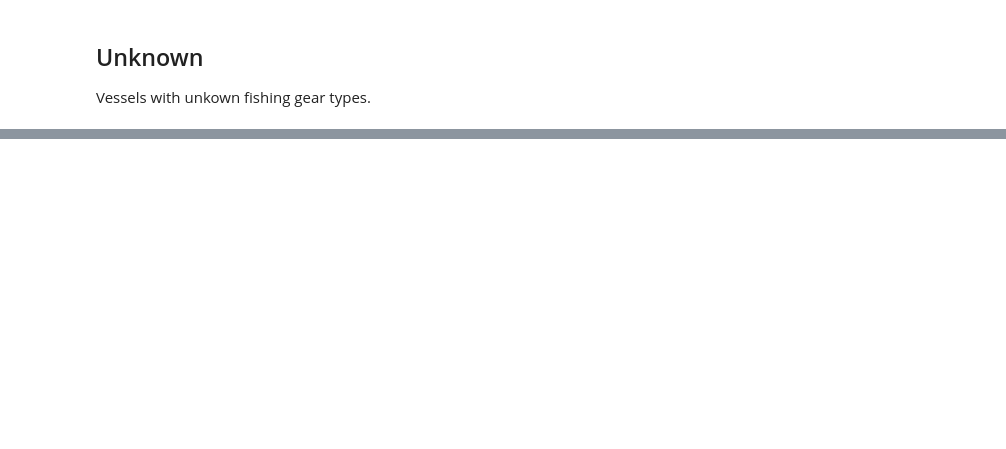
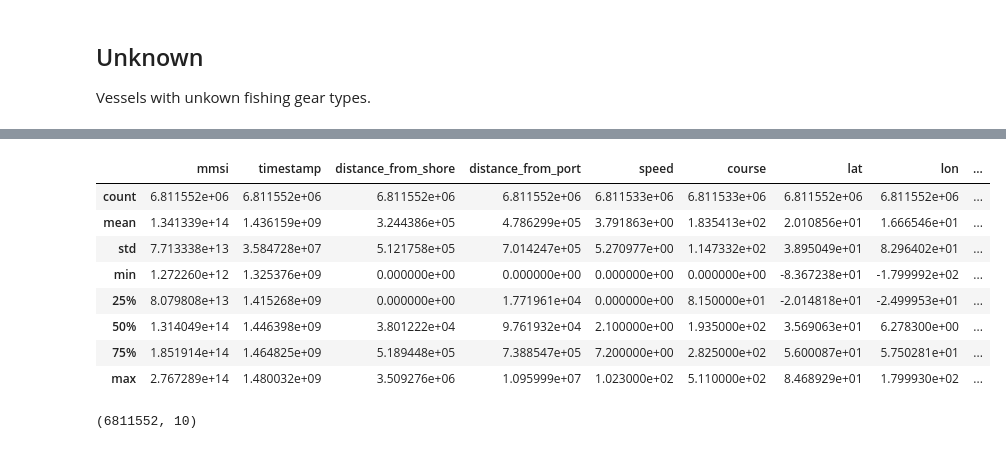
Before and after one commit to seankim658/Fishing-Detection, a Jupyter notebook: main-notebook.ipynb, the cells around one changed output, grey strips where cells are left out. Cells and saved outputs as stored; diff of their text form; code cells hidden in the pictures; blank space fills up the shorter version.

```diff
--- a/main-notebook.ipynb
+++ b/main-notebook.ipynb
@@ -1025,0 +1043,6 @@ Vessels with unkown fishing gear types.
+# %%
+# read in data from the unknown vessels file
+unkownDF = pd.read_csv(unknown_file)
+
+# peak at the data
+unkownDF.head()
@@ -1025,0 +1056,18 @@ Vessels with unkown fishing gear types.
+# %%
+# check data characteristics
+unkownDF.describe()
+# %% [output]
+|  | mmsi | timestamp | distance_from_shore | distance_from_port | speed | course | lat | lon | ... |
+| count | 6.811552e+06 | 6.811552e+06 | 6.811552e+06 | 6.811552e+06 | 6.811533e+06 | 6.811533e+06 | 6.811552e+06 | 6.811552e+06 | ... |
+| mean | 1.341339e+14 | 1.436159e+09 | 3.244386e+05 | 4.786299e+05 | 3.791863e+00 | 1.835413e+02 | 2.010856e+01 | 1.666546e+01 | ... |
+| std | 7.713338e+13 | 3.584728e+07 | 5.121758e+05 | 7.014247e+05 | 5.270977e+00 | 1.147332e+02 | 3.895049e+01 | 8.296402e+01 | ... |
+| min | 1.272260e+12 | 1.325376e+09 | 0.000000e+00 | 0.000000e+00 | 0.000000e+00 | 0.000000e+00 | -8.367238e+01 | -1.799992e+02 | ... |
+| 25% | 8.079808e+13 | 1.415268e+09 | 0.000000e+00 | 1.771961e+04 | 0.000000e+00 | 8.150000e+01 | -2.014818e+01 | -2.499953e+01 | ... |
+| 50% | 1.314049e+14 | 1.446398e+09 | 3.801222e+04 | 9.761932e+04 | 2.100000e+00 | 1.935000e+02 | 3.569063e+01 | 6.278300e+00 | ... |
+| 75% | 1.851914e+14 | 1.464825e+09 | 5.189448e+05 | 7.388547e+05 | 7.200000e+00 | 2.825000e+02 | 5.600087e+01 | 5.750281e+01 | ... |
+| max | 2.767289e+14 | 1.480032e+09 | 3.509276e+06 | 1.095999e+07 | 1.023000e+02 | 5.110000e+02 | 8.468929e+01 | 1.799930e+02 | ... |
+# %%
+# data shape
+unkownDF.shape
+# %% [output]
+(6811552, 10)
```
Also changed, not shown: parts of 23 cells of this notebook.
